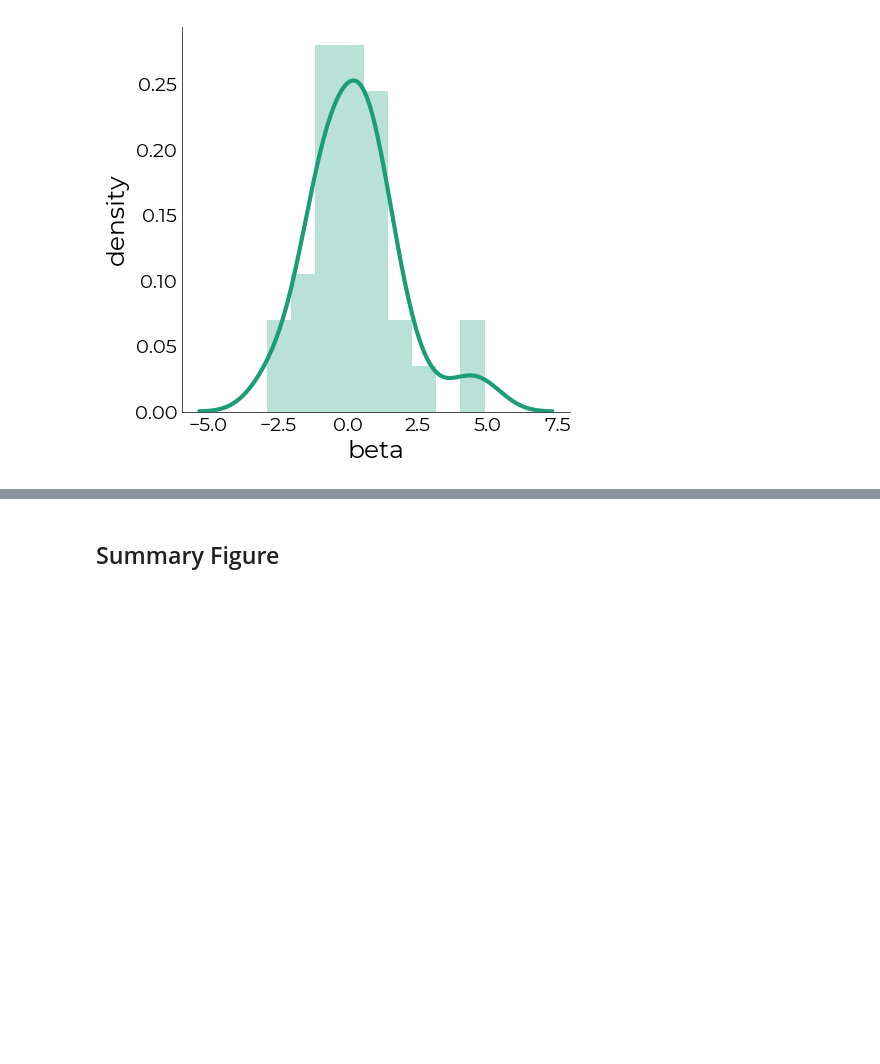
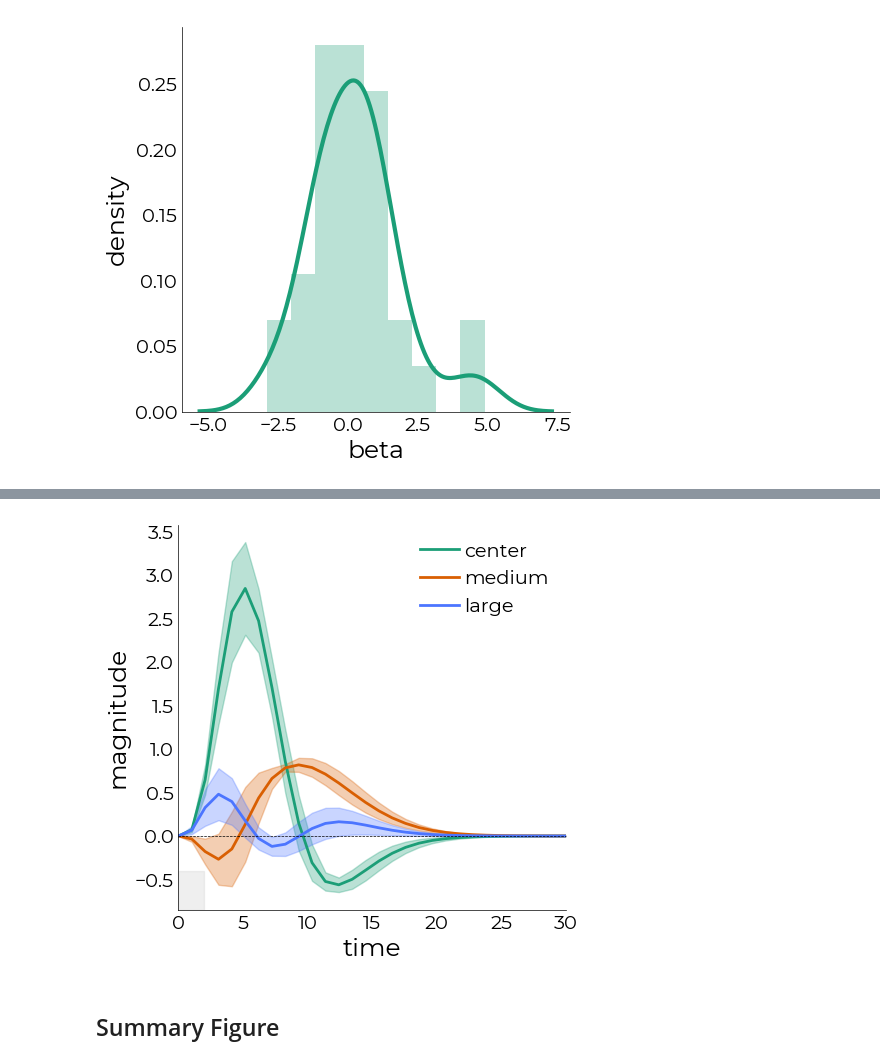
Before and after one commit to gjheij/lazyfmri, a Jupyter notebook: notebooks/example.ipynb, the cells around one changed output, grey strips where cells are left out. Saved outputs shown, nothing was run; the diff lists cells and outputs as text; code cells hidden in the pictures; blank space fills up the shorter version.

```diff
--- a/notebooks/example.ipynb
+++ b/notebooks/example.ipynb
@@ -429,3 +471,45 @@ hist = plotting.LazyHist(
+# %%
+# the output from the parameter fitter is the same as those from deconvolution using nideconv, so we can use the same code to generate plots
+evs = utils.get_unique_ids(par.tc_condition, id="event_type")
+
+tc,se,pr = [],[],[]
+for i in evs:
+    avg = utils.select_from_df(
+        par.tc_condition,
+        expression=f"event_type = {i}"
+    )
+
+    pred = utils.select_from_df(
+        par.ev_predictions,
+        expression=f"event_type = {i}"
+    )
+
+    tc.append(avg.mean(axis=1).values)
+    se.append(avg.sem(axis=1).values)
+    pr.append(pred.mean(axis=1).values)
+# %%
+%matplotlib inline
+
+# do some plotting
+pl = plotting.LazyLine(
+    tc,
+    xx=utils.get_unique_ids(par.tc_condition, id="time"),
+    figsize=(5,5),
+    color=["#1B9E77","#D95F02","#4c75ff"],
+    error=se,
+    line_width=2,
+    labels=["center","medium","large"],
+    x_label="time",
+    y_label="magnitude",
+    add_hline=0
+)
+
+plotting.add_axvspan(
+    pl.axs,
+    ymax=0.1
+)
+# %% [output]
+[figure, added]
 # %% [markdown]
 ## Summary Figure
 # %%
```
Also changed, not shown: parts of 10 cells of this notebook.
